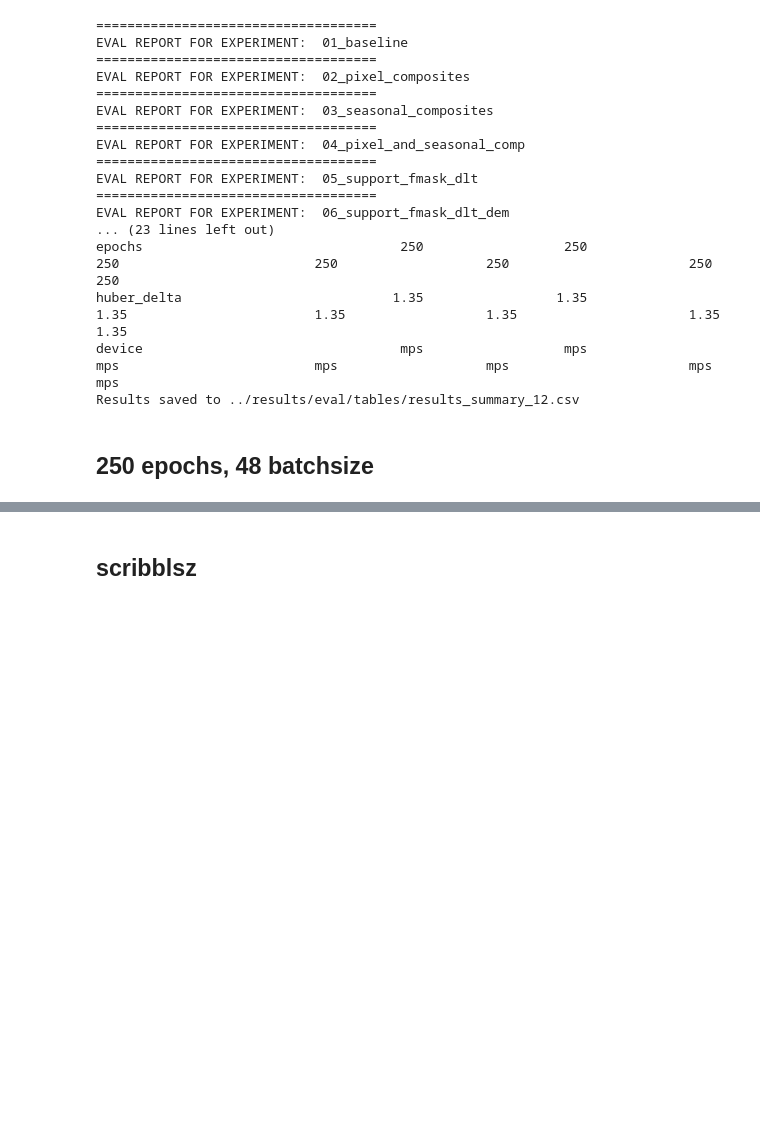
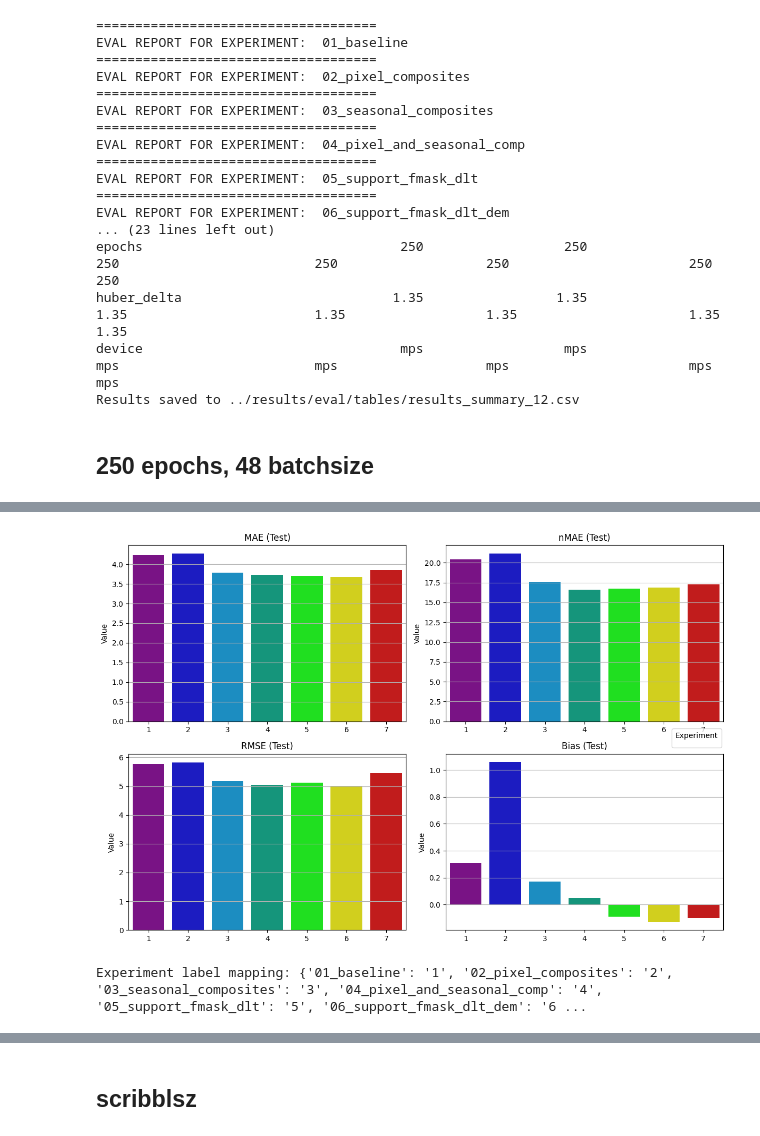
Before and after one commit to fizz-x/TreeHeads, a Jupyter notebook: src/run_eval.ipynb, the cells around one changed output, grey strips where cells are left out. Saved outputs shown, nothing was run; the diff lists cells and outputs as text; code cells hidden in the pictures; blank space fills up the shorter version.

```diff
--- a/src/run_eval.ipynb
+++ b/src/run_eval.ipynb
@@ -306,3 +386,8 @@ def plot_experiment_metrics(df):
+# %%
+plot_experiment_metrics_test_only(df)
+# %% [output]
+[figure, added]
+Experiment label mapping: {'01_baseline': '1', '02_pixel_composites': '2', '03_seasonal_composites': '3', '04_pixel_and_seasonal_comp': '4', '05_support_fmask_dlt': '5', '06_support_fmask_dlt_dem': '6 ...
 # %%
 plot_experiment_metrics(df)
 # %% [output]
```
Also changed, not shown: parts of 8 cells of this notebook, 2 other files.
